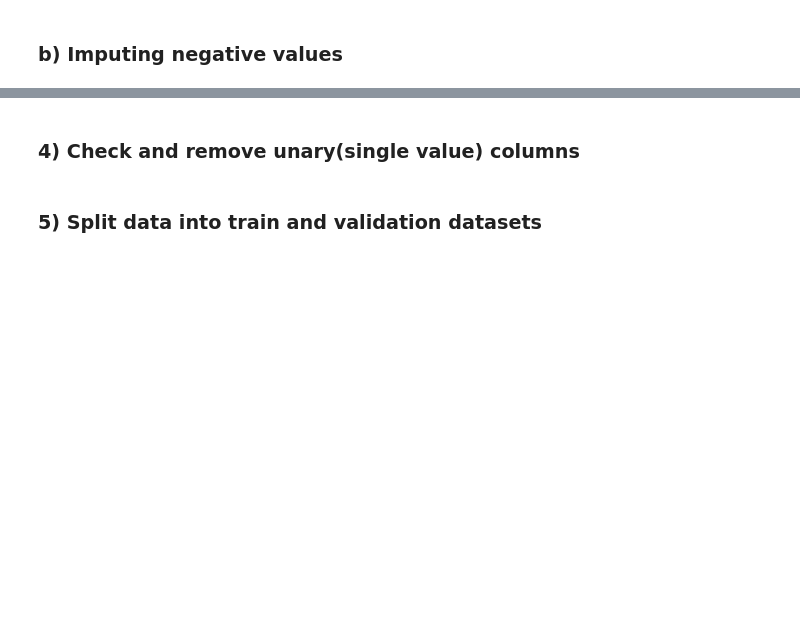
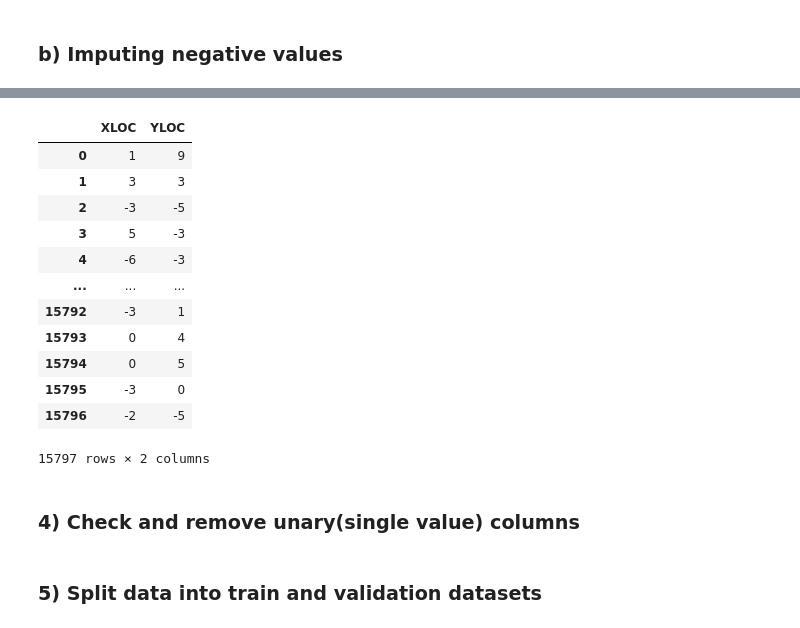
Before and after one commit to NicoleNL/ML-Speckle, a Jupyter notebook: MLSpeckle_20220106.ipynb, the cells around one changed output, grey strips where cells are left out. Saved outputs shown, nothing was run; the diff lists cells and outputs as text; code cells hidden in the pictures; blank space fills up the shorter version.

```diff
--- a/MLSpeckle_20220106.ipynb
+++ b/MLSpeckle_20220106.ipynb
@@ -421,10 +567,24 @@ df.to_csv(path+"df_NegativeValueHandled.csv",index=False)
 # %%
 #To check if all negative values have been converted
 #Filter only numeric data
-#df_numeric = df._get_numeric_data()
+df_numeric = df._get_numeric_data()
 #Filter columns with negative values
-#df_negative = df_numeric.loc[:,(df_numeric < 0).any()]
-#df_negative
+df_negative = df_numeric.loc[:,(df_numeric < 0).any()]
+df_negative
+# %% [output]
+|  | XLOC | YLOC |
+| 0 | 1 | 9 |
+| 1 | 3 | 3 |
+| 2 | -3 | -5 |
+| 3 | 5 | -3 |
+| 4 | -6 | -3 |
+| ... | ... | ... |
+| 15792 | -3 | 1 |
+| 15793 | 0 | 4 |
+| 15794 | 0 | 5 |
+| 15795 | -3 | 0 |
+| 15796 | -2 | -5 |
+15797 rows × 2 columns
 # %% [markdown]
 ### 4) Check and remove unary(single value) columns
 # %%
```
Also changed, not shown: parts of 23 cells of this notebook.
